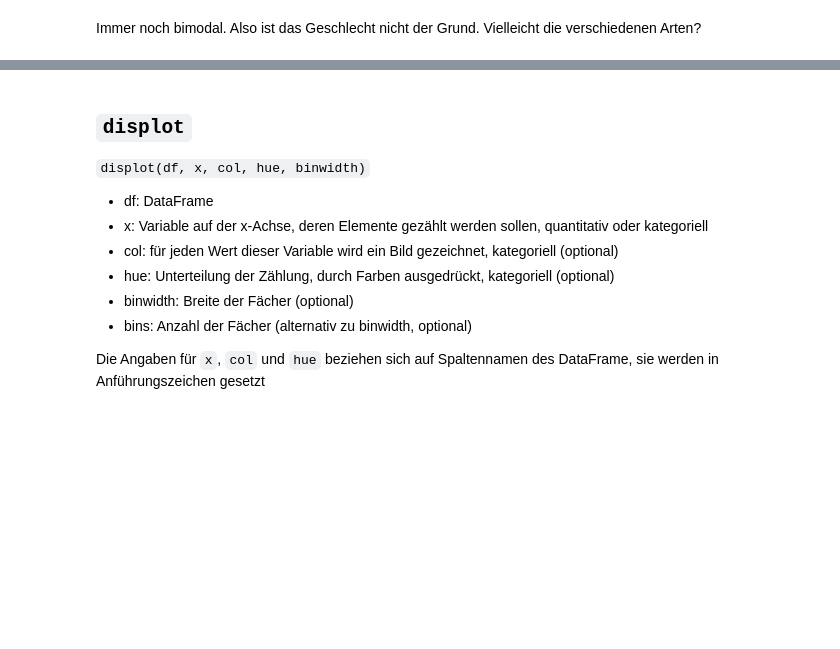
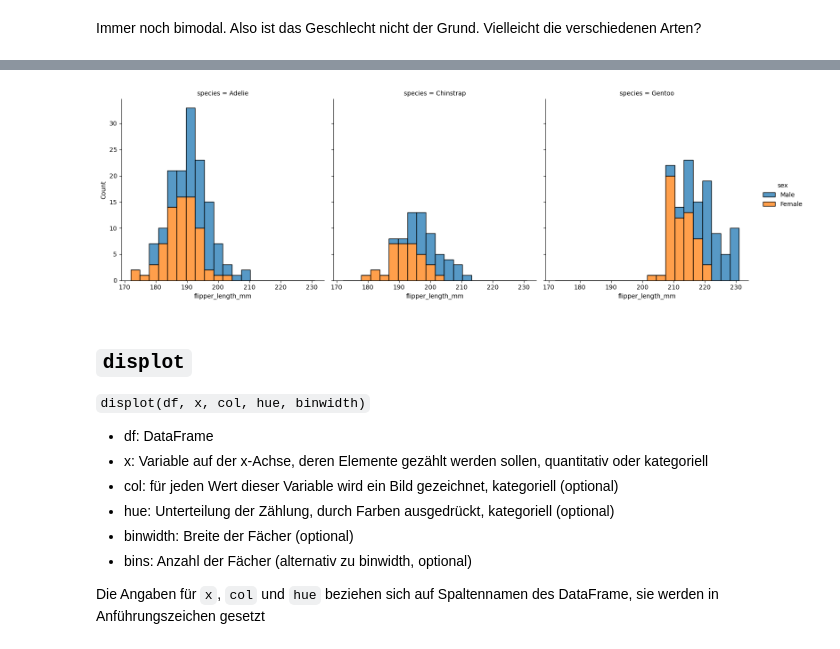
Before and after one commit to Ruediger-Braun/mfb2425, a Jupyter notebook: lektion03.ipynb, the cells around one changed output, grey strips where cells are left out. Drawn from its saved outputs; the diff is of its cells as text; code cells hidden in the pictures; blank space fills up the shorter version.

```diff
--- a/lektion03.ipynb
+++ b/lektion03.ipynb
@@ -259,5 +359,8 @@ sns.displot(df, x="flipper_length_mm", col="species");
 # %%
-sns.displot(df, x="flipper_length_mm", col="species", hue='sex', binwidth=3, multiple='stack');
+sns.displot(df, x="flipper_length_mm", col="species", hue='sex', binwidth=3,
+            multiple='stack');
+# %% [output]
+[figure, added]
 # %% [markdown]
 ## `displot`
 
```
Also changed, not shown: parts of 32 cells of this notebook, 2 other files.
